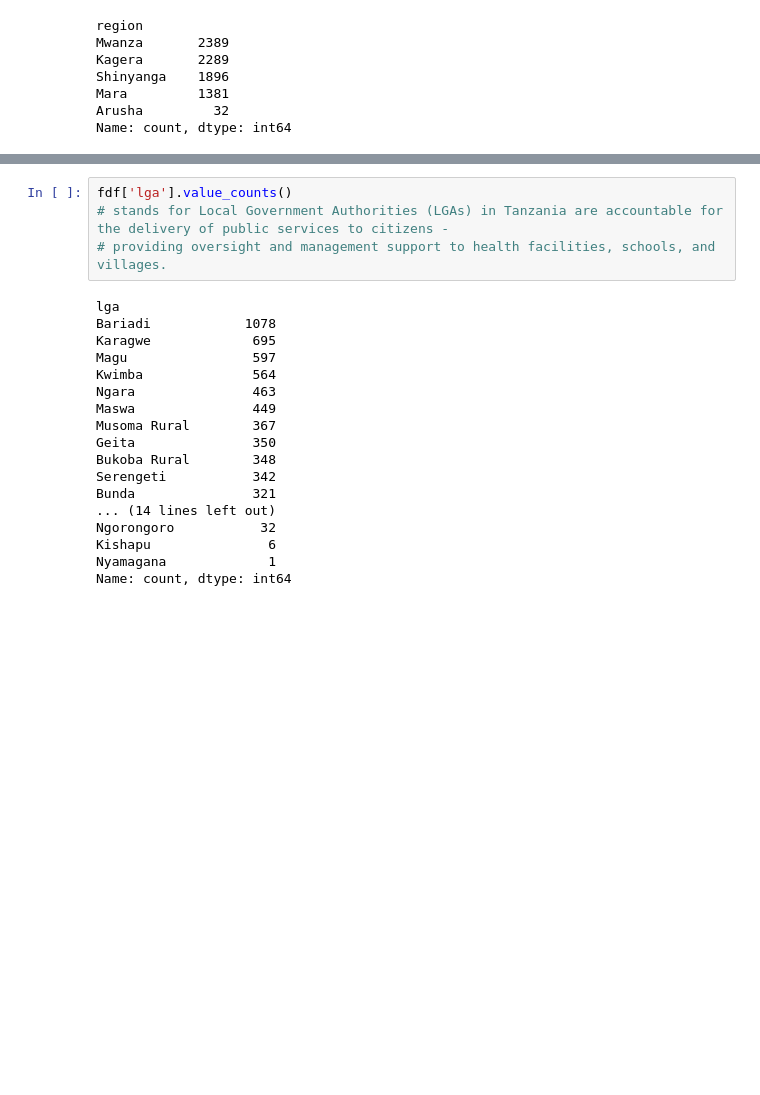
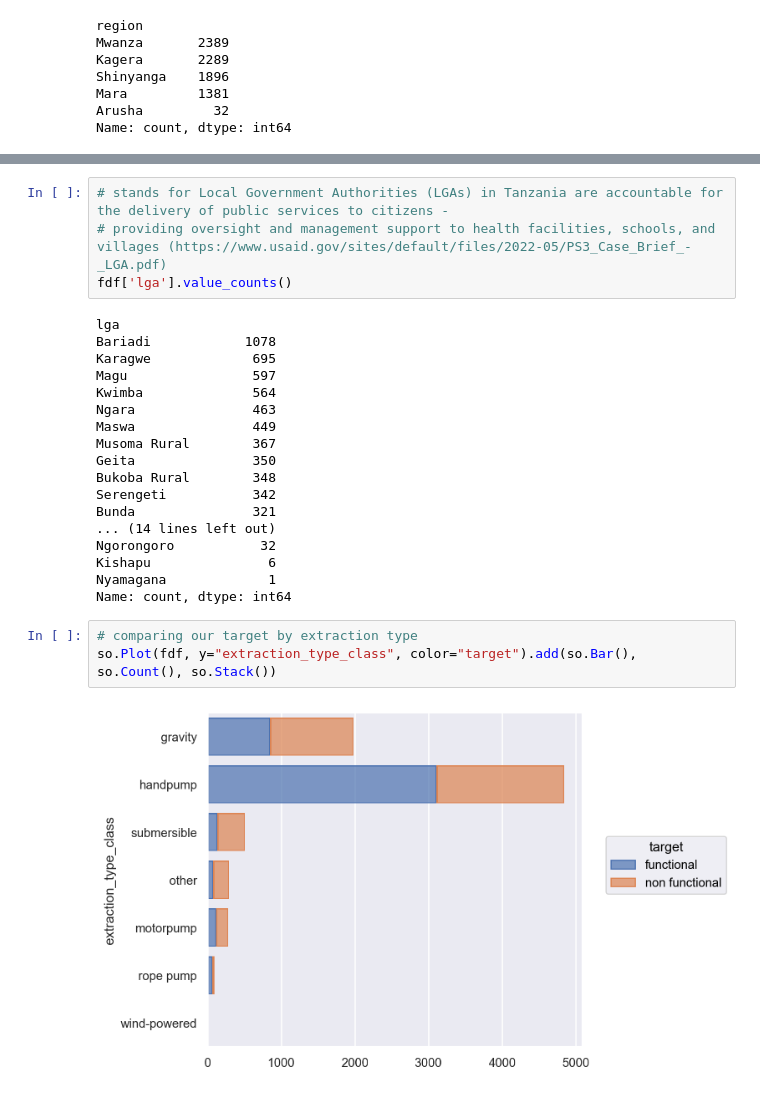
Before and after one commit to pecham1911/Tanzania_Wells, a Jupyter notebook: alli.ipynb, the cells around one changed output, grey strips where cells are left out. Saved outputs shown, nothing was run; the diff lists cells and outputs as text; blank space fills up the shorter version.

```diff
--- a/alli.ipynb
+++ b/alli.ipynb
@@ -285,7 +302,7 @@ plt.tight_layout();
 # %%
+# stands for Local Government Authorities (LGAs) in Tanzania are accountable for the delivery of public services to citizens -
+# providing oversight and management support to health facilities, schools, and villages (https://www.usaid.gov/sites/default/files/2022-05/PS3_Case_Brief_-_LGA.pdf)
 fdf['lga'].value_counts()
-# stands for Local Government Authorities (LGAs) in Tanzania are accountable for the delivery of public services to citizens -
-# providing oversight and management support to health facilities, schools, and villages.
 # %% [output]
 lga
 Bariadi            1078
@@ -304,3 +321,8 @@ Ngorongoro           32
 Kishapu               6
 Nyamagana             1
 Name: count, dtype: int64
+# %%
+# comparing our target by extraction type
+so.Plot(fdf, y="extraction_type_class", color="target").add(so.Bar(), so.Count(), so.Stack())
+# %% [output]
+[figure, added]
```
Also changed, not shown: parts of 48 cells of this notebook, 1 other file.
